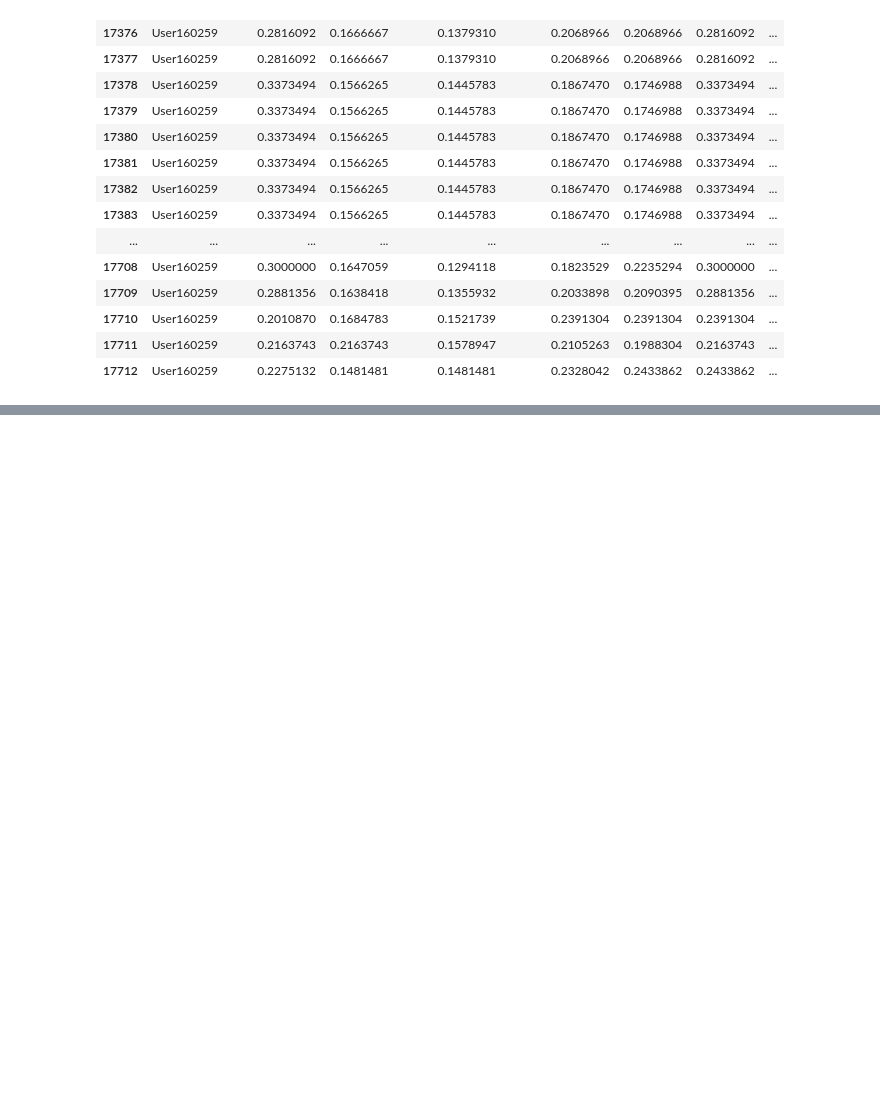
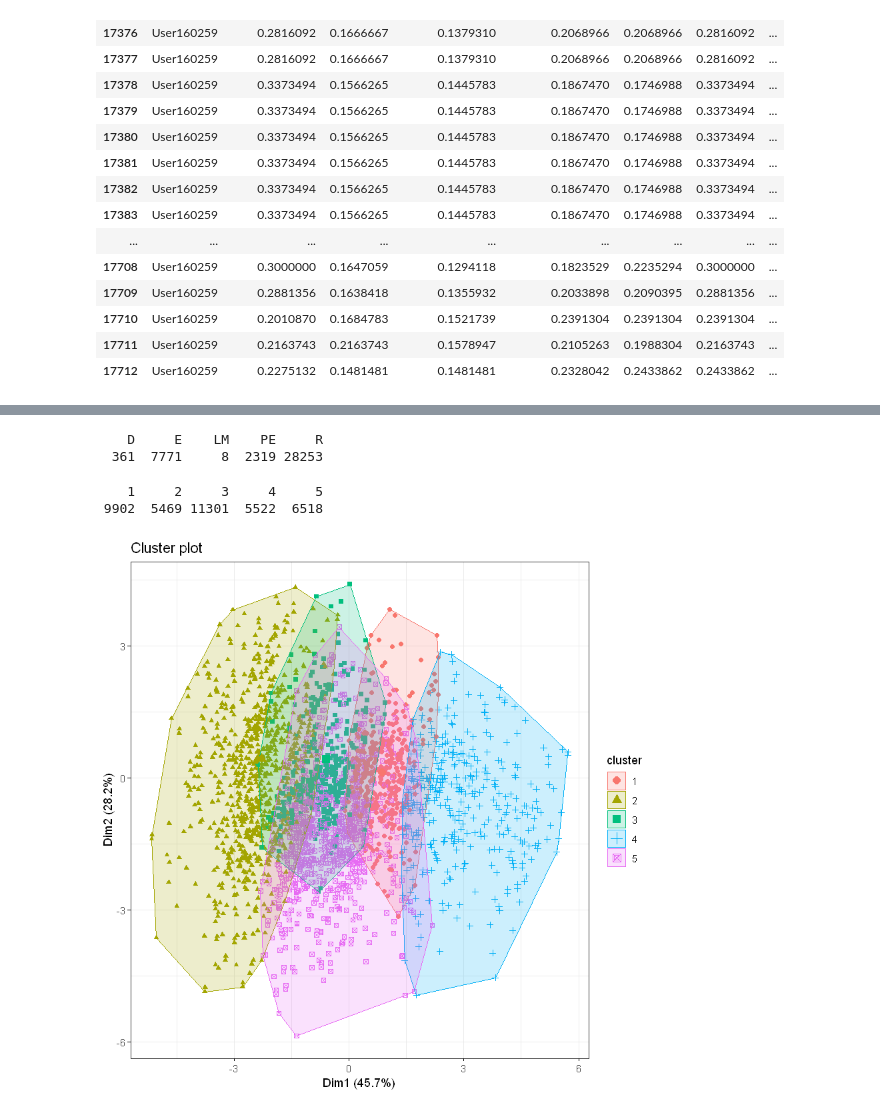
Before and after one commit to gabejg/Advanced-Cyber-Analytics-for-Attack-Detection, a Jupyter notebook: Alex/4 - Kill Chain/KC implementation.ipynb, the cells around one changed output, grey strips where cells are left out. Drawn from its saved outputs; the diff is of its cells as text; code cells hidden in the pictures; blank space fills up the shorter version.

Commit message:
Updated on final version of anomalies
Performed the DT algorithm on the new (larger) size of anomalies

```diff
--- a/Alex/4 - Kill Chain/KC implementation.ipynb
+++ b/Alex/4 - Kill Chain/KC implementation.ipynb
@@ -218,6 +218,8 @@ Special
 # %% [output]
 [1] "Administrator" "AppService"    "winservice"
 # %%
+DecisionScoring <- function(df=df) {
+
 Reconnaissance <- as.vector(rep(0, times=nrow(df)))
 Delivery <- Reconnaissance
 LateralMovement <- Delivery
@@ -814,3 +816,5 @@ for(i in 1:nrow(df)) {
     progress(i)
     # Sys.sleep(0.01)
 }
+  Stages <<- as.data.frame(cbind(Reconnaissance, Delivery, LateralMovement, PrivilegeEscalation, Exfiltration))
+    }
@@ -980,0 +1135,17 @@ Probs_with_clusters[Probs_with_clusters$UserName==sample(df$UserName, size=1), ]
+# %%
+table(Probs_with_clusters$Cluster)
+# %% [output]
+    D     E    LM    PE     R
+  361  7771     8  2319 28253
+# %%
+K1 <- kmeans(Stages, centers=5, nstart = sample(1:nrow(Stages), size=1), algorithm="Lloyd", iter.max = 10^4)
+table(K1$cluster)
+
+fviz_cluster(K1, data = Stages, geom = "point",
+             ellipse.type = "convex",
+             ggtheme = theme_bw()
+             )
+# %% [output]
+    1     2     3     4     5
+ 9902  5469 11301  5522  6518
+[figure, added]
```
Also changed, not shown: parts of 13 cells of this notebook.
